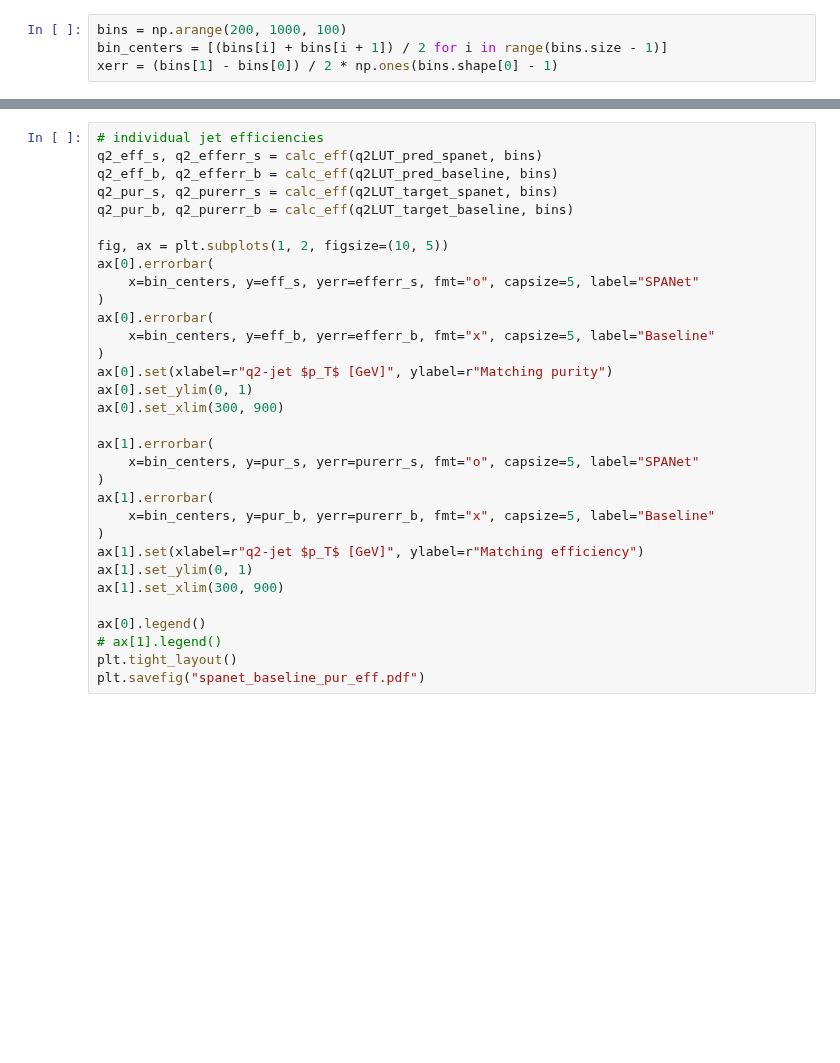
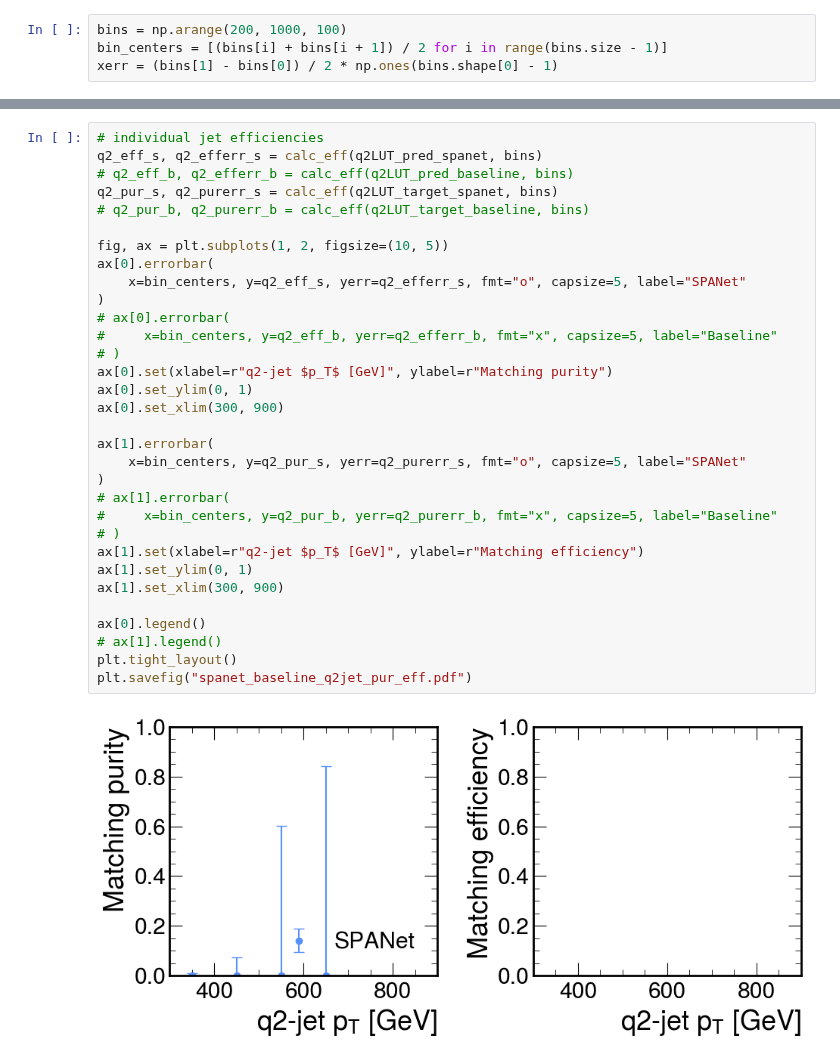
Before and after one commit to tcoulvert/SPAtop, a Jupyter notebook: reports/SpaTop_Resolved.ipynb, the cells around one changed output, grey strips where cells are left out. Saved outputs shown, nothing was run; the diff lists cells and outputs as text; blank space fills up the shorter version.

```diff
--- a/reports/SpaTop_Resolved.ipynb
+++ b/reports/SpaTop_Resolved.ipynb
@@ -453,32 +632,34 @@ plt.savefig("spanet_baseline_pur_eff.pdf")
 # %%
 # individual jet efficiencies
 q2_eff_s, q2_efferr_s = calc_eff(q2LUT_pred_spanet, bins)
-q2_eff_b, q2_efferr_b = calc_eff(q2LUT_pred_baseline, bins)
+# q2_eff_b, q2_efferr_b = calc_eff(q2LUT_pred_baseline, bins)
 q2_pur_s, q2_purerr_s = calc_eff(q2LUT_target_spanet, bins)
-q2_pur_b, q2_purerr_b = calc_eff(q2LUT_target_baseline, bins)
+# q2_pur_b, q2_purerr_b = calc_eff(q2LUT_target_baseline, bins)
 
 fig, ax = plt.subplots(1, 2, figsize=(10, 5))
 ax[0].errorbar(
-    x=bin_centers, y=eff_s, yerr=efferr_s, fmt="o", capsize=5, label="SPANet"
+    x=bin_centers, y=q2_eff_s, yerr=q2_efferr_s, fmt="o", capsize=5, label="SPANet"
 )
-ax[0].errorbar(
-    x=bin_centers, y=eff_b, yerr=efferr_b, fmt="x", capsize=5, label="Baseline"
-)
+# ax[0].errorbar(
+#     x=bin_centers, y=q2_eff_b, yerr=q2_efferr_b, fmt="x", capsize=5, label="Baseline"
+# )
 ax[0].set(xlabel=r"q2-jet $p_T$ [GeV]", ylabel=r"Matching purity")
 ax[0].set_ylim(0, 1)
 ax[0].set_xlim(300, 900)
 
 ax[1].errorbar(
-    x=bin_centers, y=pur_s, yerr=purerr_s, fmt="o", capsize=5, label="SPANet"
+    x=bin_centers, y=q2_pur_s, yerr=q2_purerr_s, fmt="o", capsize=5, label="SPANet"
 )
-ax[1].errorbar(
-    x=bin_centers, y=pur_b, yerr=purerr_b, fmt="x", capsize=5, label="Baseline"
-)
+# ax[1].errorbar(
+#     x=bin_centers, y=q2_pur_b, yerr=q2_purerr_b, fmt="x", capsize=5, label="Baseline"
+# )
 ax[1].set(xlabel=r"q2-jet $p_T$ [GeV]", ylabel=r"Matching efficiency")
 ax[1].set_ylim(0, 1)
 ax[1].set_xlim(300, 900)
 
 ax[0].legend()
 # ax[1].legend()
 plt.tight_layout()
-plt.savefig("spanet_baseline_pur_eff.pdf")
+plt.savefig("spanet_baseline_q2jet_pur_eff.pdf")
+# %% [output]
+[figure, added]
```
Also changed, not shown: parts of 12 cells of this notebook.
